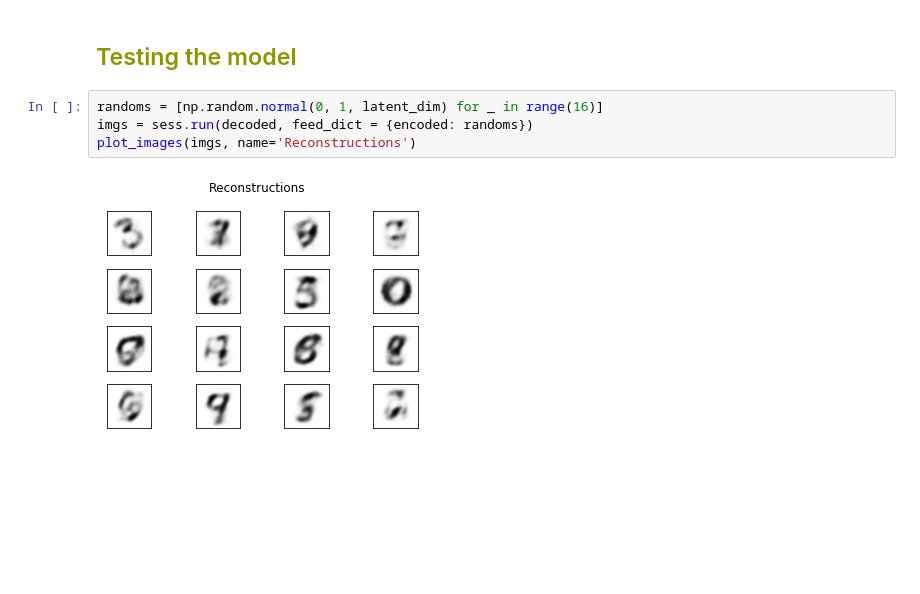
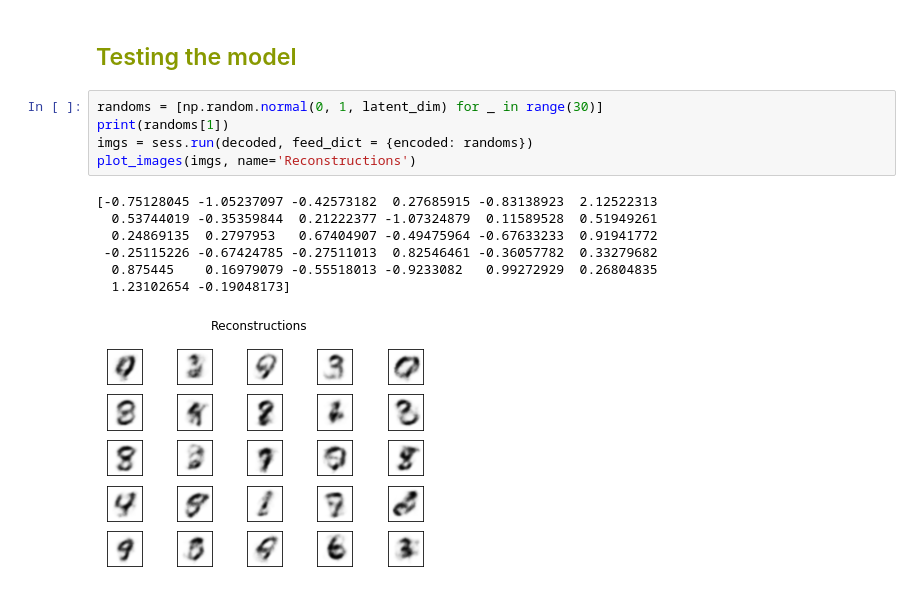
Before and after one commit to victor-iyi/novel-mnist-generator-with-vae, a Jupyter notebook: test.ipynb, the cells around one changed output. Cells and saved outputs as stored; diff of their text form; blank space fills up the shorter version.

Commit message:
Plotting test images

```diff
--- a/test.ipynb
+++ b/test.ipynb
@@ -179,8 +181,15 @@ Iter: 10,000    Loss: 65.06     Reconstruction: 50.68   K-L: 14.38      Train ti
 # %% [markdown]
 ## <span style="color:#889900"> Testing the model
 # %%
-randoms = [np.random.normal(0, 1, latent_dim) for _ in range(16)]
+randoms = [np.random.normal(0, 1, latent_dim) for _ in range(30)]
+print(randoms[1])
 imgs = sess.run(decoded, feed_dict = {encoded: randoms})
 plot_images(imgs, name='Reconstructions')
 # %% [output]
+[-0.75128045 -1.05237097 -0.42573182  0.27685915 -0.83138923  2.12522313
+  0.53744019 -0.35359844  0.21222377 -1.07324879  0.11589528  0.51949261
+  0.24869135  0.2797953   0.67404907 -0.49475964 -0.67633233  0.91941772
+ -0.25115226 -0.67424785 -0.27511013  0.82546461 -0.36057782  0.33279682
+  0.875445    0.16979079 -0.55518013 -0.9233082   0.99272929  0.26804835
+  1.23102654 -0.19048173]
-[figure, old version]
+[figure, new version]
```
Also changed, not shown: parts of 3 cells of this notebook.
